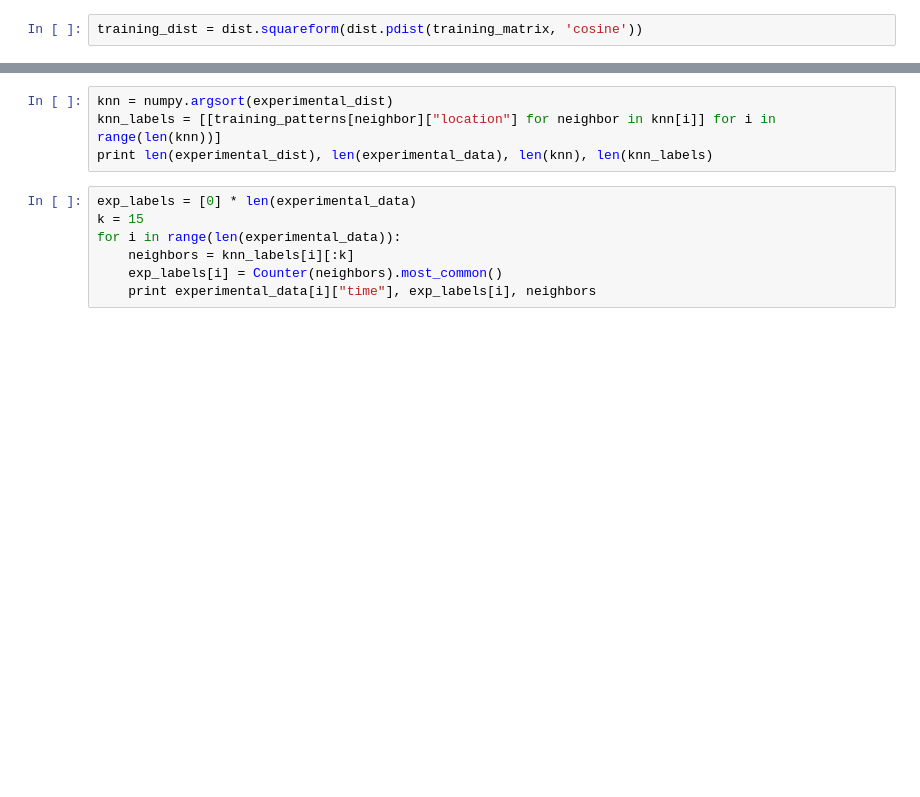
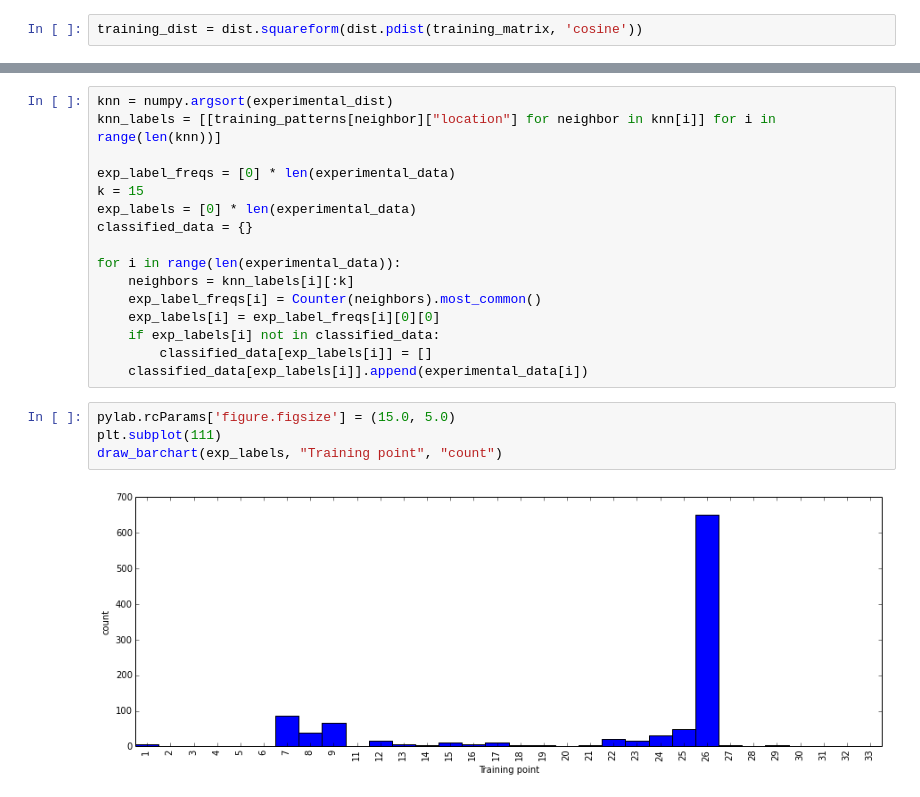
Before and after one commit to SoftBerlusoni/wifi_survey, a Jupyter notebook: Data Analysis.ipynb, the cells around one changed output, grey strips where cells are left out. Cells and saved outputs as stored; diff of their text form; blank space fills up the shorter version.

```diff
--- a/Data Analysis.ipynb
+++ b/Data Analysis.ipynb
@@ -143,11 +167,22 @@ plt.axis((0, len(experimental_dist[0]), 0, len(experimental_dist)))
 # %%
 knn = numpy.argsort(experimental_dist)
 knn_labels = [[training_patterns[neighbor]["location"] for neighbor in knn[i]] for i in range(len(knn))]
-print len(experimental_dist), len(experimental_data), len(knn), len(knn_labels)
+
+exp_label_freqs = [0] * len(experimental_data)
+k = 15
+exp_labels = [0] * len(experimental_data)
+classified_data = {}
+
+for i in range(len(experimental_data)):
+    neighbors = knn_labels[i][:k]
+    exp_label_freqs[i] = Counter(neighbors).most_common()
+    exp_labels[i] = exp_label_freqs[i][0][0]
+    if exp_labels[i] not in classified_data:
+        classified_data[exp_labels[i]] = []
+    classified_data[exp_labels[i]].append(experimental_data[i])
-# %%
-exp_labels = [0] * len(experimental_data)
-k = 15
-for i in range(len(experimental_data)):
-    neighbors = knn_labels[i][:k]
-    exp_labels[i] = Counter(neighbors).most_common()
-    print experimental_data[i]["time"], exp_labels[i], neighbors
+# %%
+pylab.rcParams['figure.figsize'] = (15.0, 5.0)
+plt.subplot(111)
+draw_barchart(exp_labels, "Training point", "count")
+# %% [output]
+[figure, added]
```
Also changed, not shown: parts of 11 cells of this notebook, 30 other files.
